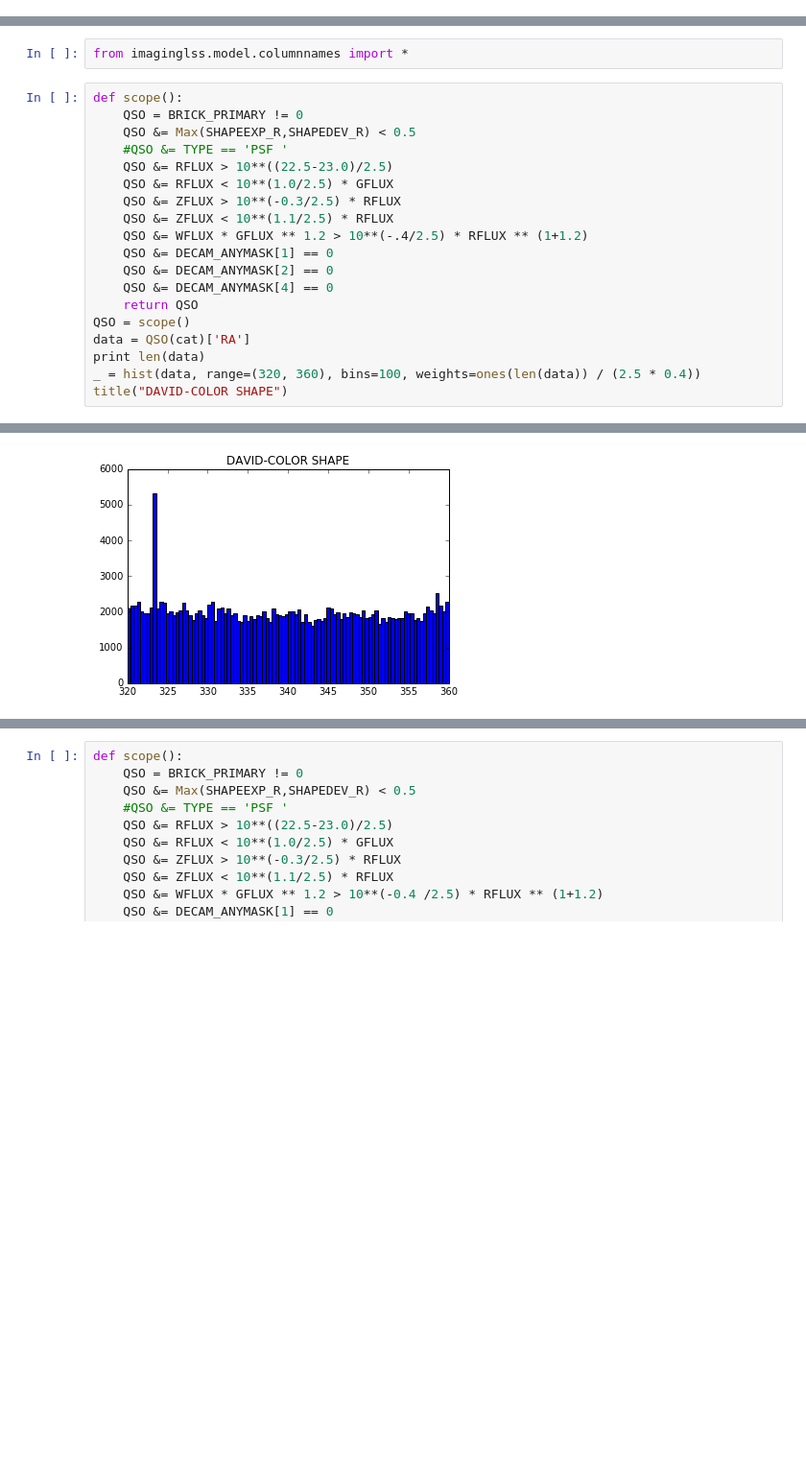
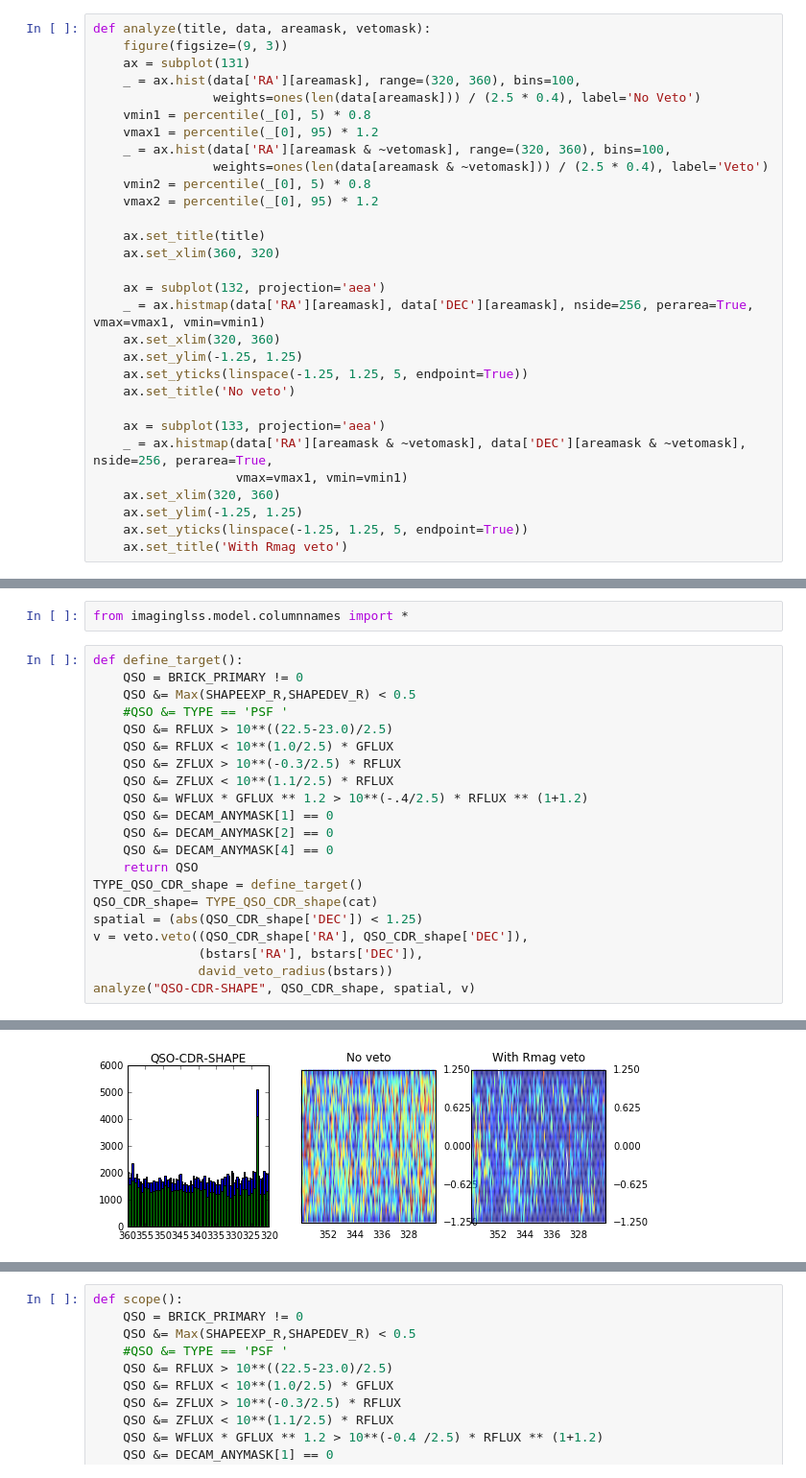
Before and after one commit to bccp/imaginglss-notebooks, a Jupyter notebook: Stripe82-DR2-QSO-w-David.ipynb, the cells around one changed output, grey strips where cells are left out. Shown at 96% size. Drawn from its saved outputs; the diff is of its cells as text; blank space fills up the shorter version.

```diff
--- a/Stripe82-DR2-QSO-w-David.ipynb
+++ b/Stripe82-DR2-QSO-w-David.ipynb
@@ -46,0 +60,30 @@ print f[2][:]
+# %%
+def analyze(title, data, areamask, vetomask):
+    figure(figsize=(9, 3))
+    ax = subplot(131)
+    _ = ax.hist(data['RA'][areamask], range=(320, 360), bins=100,
+                weights=ones(len(data[areamask])) / (2.5 * 0.4), label='No Veto')
+    vmin1 = percentile(_[0], 5) * 0.8
+    vmax1 = percentile(_[0], 95) * 1.2
+    _ = ax.hist(data['RA'][areamask & ~vetomask], range=(320, 360), bins=100,
+                weights=ones(len(data[areamask & ~vetomask])) / (2.5 * 0.4), label='Veto')
+    vmin2 = percentile(_[0], 5) * 0.8
+    vmax2 = percentile(_[0], 95) * 1.2
+
+    ax.set_title(title)
+    ax.set_xlim(360, 320)
+
+    ax = subplot(132, projection='aea')
+    _ = ax.histmap(data['RA'][areamask], data['DEC'][areamask], nside=256, perarea=True, vmax=vmax1, vmin=vmin1)
+    ax.set_xlim(320, 360)
+    ax.set_ylim(-1.25, 1.25)
+    ax.set_yticks(linspace(-1.25, 1.25, 5, endpoint=True))
+    ax.set_title('No veto')
+
+    ax = subplot(133, projection='aea')
+    _ = ax.histmap(data['RA'][areamask & ~vetomask], data['DEC'][areamask & ~vetomask], nside=256, perarea=True,
+                   vmax=vmax1, vmin=vmin1)
+    ax.set_xlim(320, 360)
+    ax.set_ylim(-1.25, 1.25)
+    ax.set_yticks(linspace(-1.25, 1.25, 5, endpoint=True))
+    ax.set_title('With Rmag veto')
@@ -47,7 +92,7 @@ print f[2][:]
 # %%
 from imaginglss.model.columnnames import *
 # %%
-def scope():
+def define_target():
     QSO = BRICK_PRIMARY != 0
     QSO &= Max(SHAPEEXP_R,SHAPEDEV_R) < 0.5
     #QSO &= TYPE == 'PSF '
@@ -60,9 +105,11 @@ def scope():
     QSO &= DECAM_ANYMASK[2] == 0
     QSO &= DECAM_ANYMASK[4] == 0
     return QSO
-QSO = scope()
-data = QSO(cat)['RA']
-print len(data)
-_ = hist(data, range=(320, 360), bins=100, weights=ones(len(data)) / (2.5 * 0.4))
-title("DAVID-COLOR SHAPE")
+TYPE_QSO_CDR_shape = define_target()
+QSO_CDR_shape= TYPE_QSO_CDR_shape(cat)
+spatial = (abs(QSO_CDR_shape['DEC']) < 1.25)
+v = veto.veto((QSO_CDR_shape['RA'], QSO_CDR_shape['DEC']),
+              (bstars['RA'], bstars['DEC']),
+              david_veto_radius(bstars))
+analyze("QSO-CDR-SHAPE", QSO_CDR_shape, spatial, v)
 # %% [output]
@@ -71,4 +118,4 @@ title("DAVID-COLOR SHAPE")
-[figure, old version]
+[figure, new version]
 # %%
 def scope():
     QSO = BRICK_PRIMARY != 0
```
Also changed, not shown: parts of 54 cells of this notebook.
